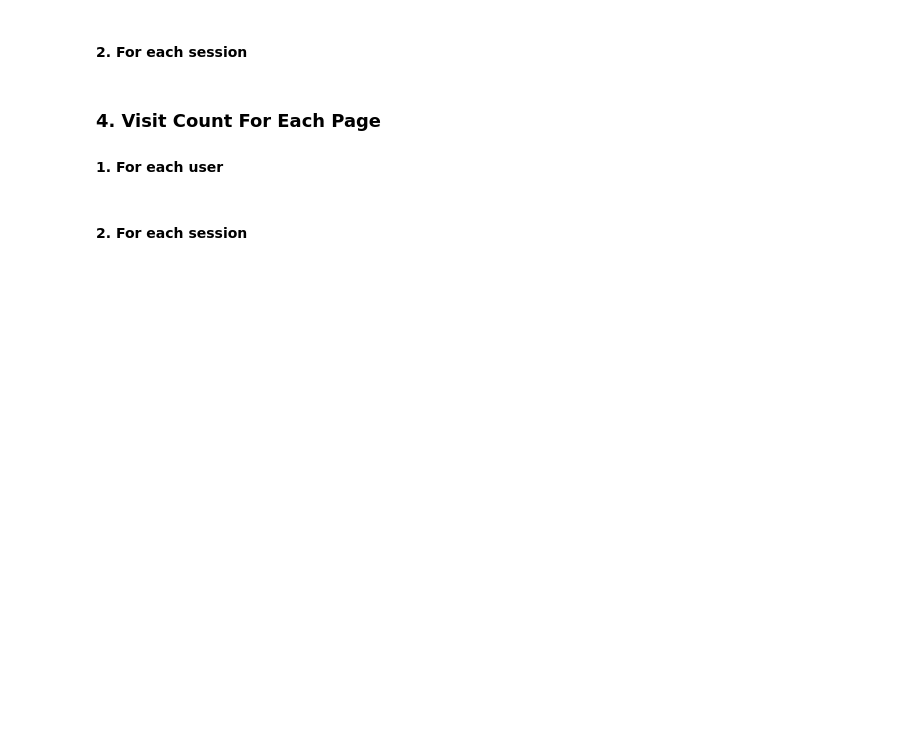
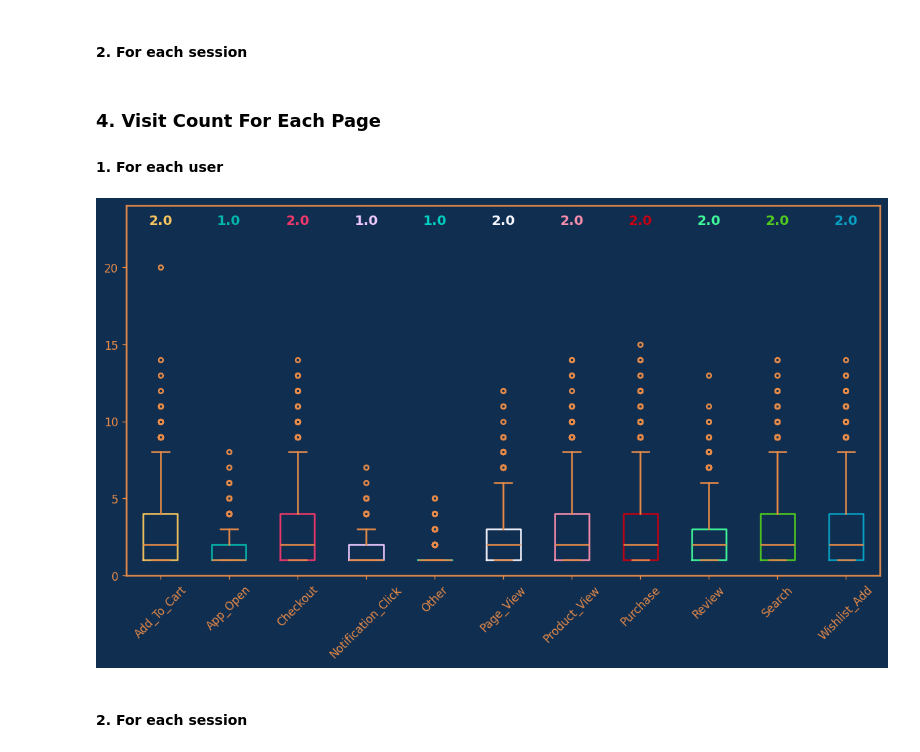
Before and after one commit to torchlightwizard/Customer-Journey-Analysis, a Jupyter notebook: notebooks/Eda.ipynb, the cells around one changed output. Drawn from its saved outputs; the diff is of its cells as text; code cells hidden in the pictures; blank space fills up the shorter version.

```diff
--- a/notebooks/Eda.ipynb
+++ b/notebooks/Eda.ipynb
@@ -800,7 +816,50 @@ plot_chord(journey, all_pages, "Unique Session Journey Through All Pages")
 # %% [markdown]
 ### 4. Visit Count For Each Page
 #### 1. For each user
+# %%
+all_pages_colors = [
+    primary,
+    color1,
+    color2,
+    color3,
+    color4,
+    color5,
+    color6,
+    color8,
+    color7,
+    color9,
+    color10,
+]
+# %%
+def plot_box (data, labels, colors):
+    num_boxes = len(data)
+
+    fig, ax = plt.subplots(figsize=(10, 6))
+
+    bp = ax.boxplot(data, notch=False, orientation='vertical', whis=1.5)
+    medians = bp["medians"]
+    medians = [median.get_ydata()[0] for median in medians]
+
+    pos = np.arange(num_boxes) + 1
+    upper_labels = [str(round(s, 2)) for s in medians]
+    for i in range(num_boxes):
+        ax.text(pos[i], .95, upper_labels[i], transform=ax.get_xaxis_transform(),
+                horizontalalignment='center', size='medium', weight="bold", color=colors[i])
+
+    for box, color in zip(bp['boxes'], colors):
+        box.set(color=color)
+
+    ax.set_xticklabels(labels, rotation=45)
+    max_y = np.max([np.max(m) for m in data])
+    ax.set_ylim(0, int(max_y * 1.2))
+
+    plt.show()
 # %%
 journey = interactions_filtered.groupby(by=["customer_id", "interaction_type"])["interaction_id"].count().reset_index().rename(
     columns={"interaction_id": "count"}).sort_values(by=["interaction_type"]).drop(columns=["customer_id"])
 journey_unique_page = journey["interaction_type"].unique()
+journey_lists = [journey[journey["interaction_type"] == page]["count"] for page in journey_unique_page]
+
+plot_box(journey_lists, journey_unique_page, all_pages_colors)
+# %% [output]
+[figure, added]
```
Also changed, not shown: parts of 14 cells of this notebook.
